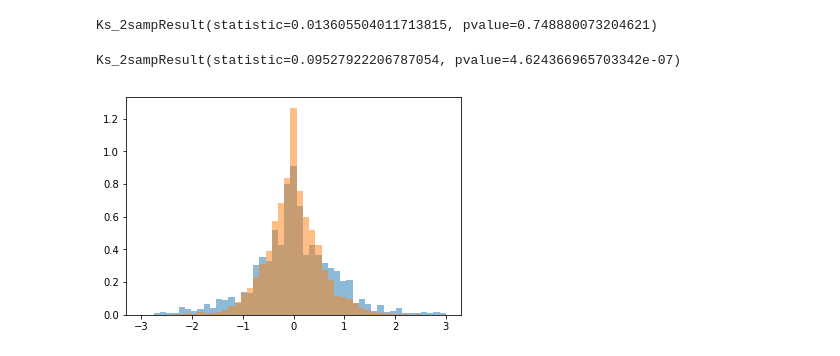
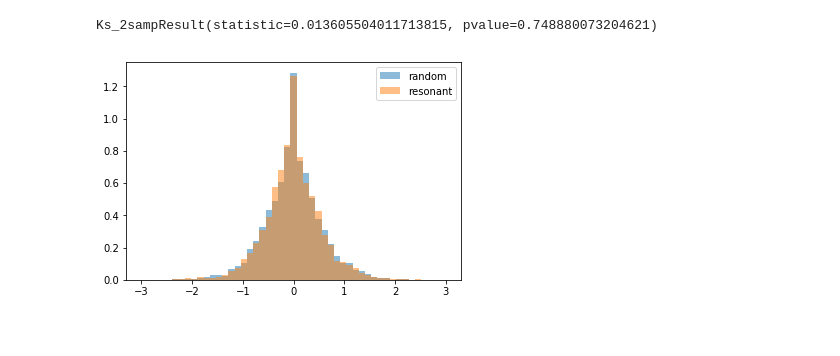
Before and after one commit to Naireen/MLstability, a Jupyter notebook: Analysis/Resonant/Gaussain Fits.ipynb, the cells around one changed output. Saved outputs shown, nothing was run; the diff lists cells and outputs as text; code cells hidden in the pictures.

```diff
--- a/Analysis/Resonant/Gaussain Fits.ipynb
+++ b/Analysis/Resonant/Gaussain Fits.ipynb
@@ -685,15 +699,10 @@ plt.show()
 ks_2samp(random_reduced_systems["diff"].values, diff_data)
 # %% [output]
 Ks_2sampResult(statistic=0.013605504011713815, pvalue=0.748880073204621)
-# %%
-#generate random laplace dist from random
-rand_laplace_samples = np.random.laplace(0, rand_laplace, 1000)
-ks_2samp(rand_laplace_samples, diff_data)
-# %% [output]
-Ks_2sampResult(statistic=0.09527922206787054, pvalue=4.624366965703342e-07)
 # %%
-plt.hist(rand_laplace_samples, bins = bins, normed = 1, alpha = 0.5)
-plt.hist(diff_data, bins = bins, normed = 1, alpha = 0.5)
+plt.hist(random_reduced_systems["diff"], bins = bins, normed = 1, alpha = 0.5, label = "random")
+plt.hist(diff_data, bins = bins, normed = 1, alpha = 0.5, label = "resonant")
+plt.legend()
 plt.show()
 # %% [output]
-[figure, old version]
+[figure, new version]
```
Also changed, not shown: parts of 4 cells of this notebook.
